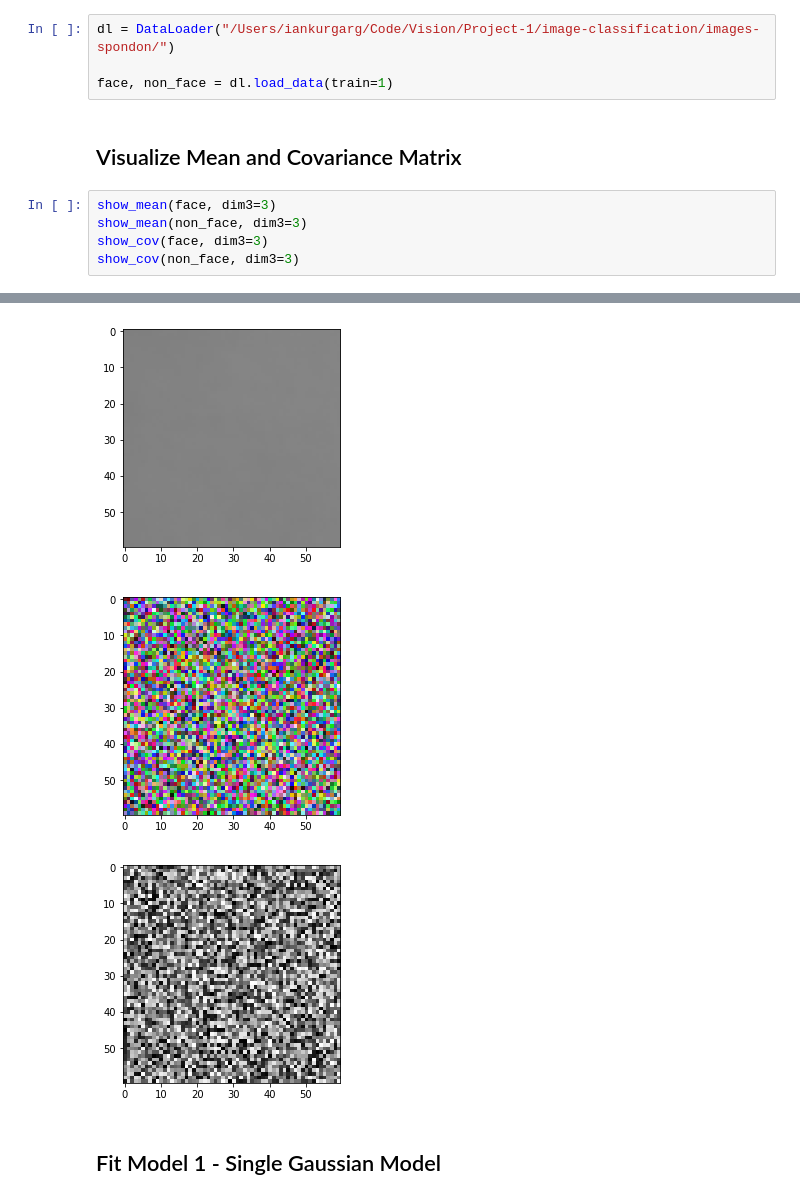
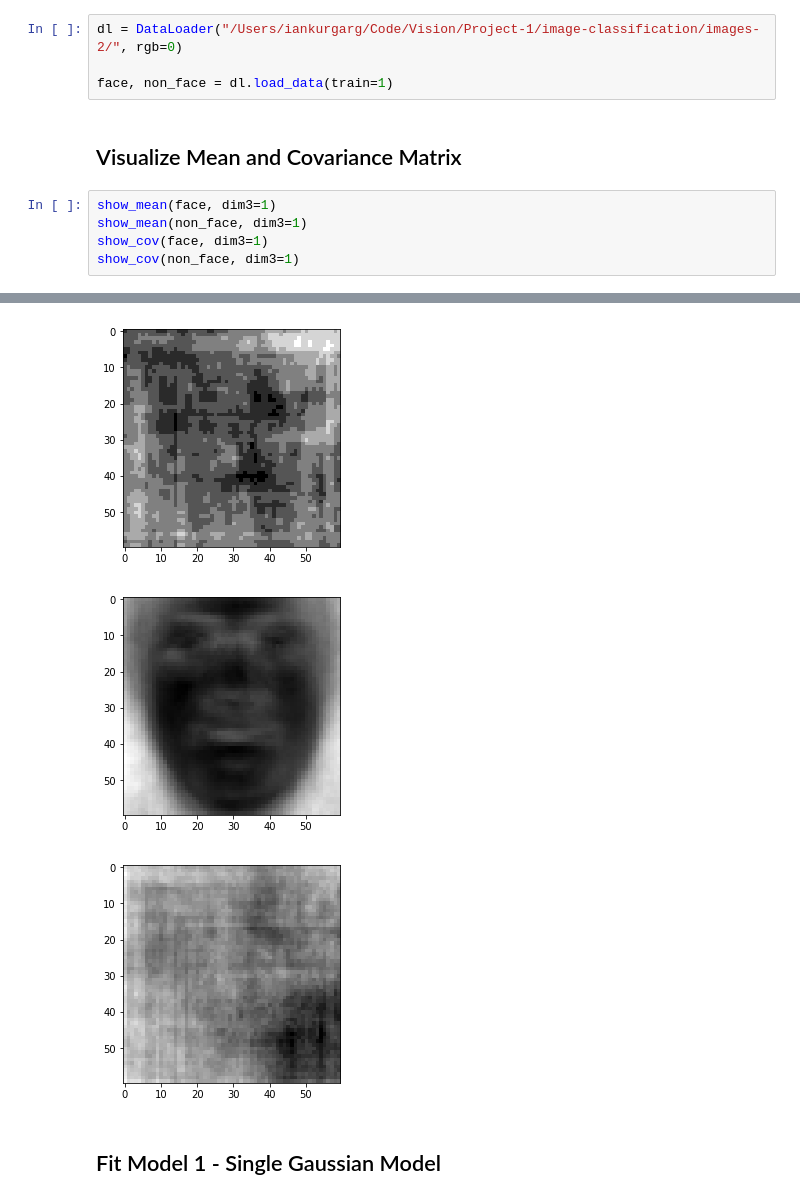
Before and after one commit to iankurgarg/image-classification, a Jupyter notebook: TestingModels.ipynb, the cells around one changed output, grey strips where cells are left out. Saved outputs shown, nothing was run; the diff lists cells and outputs as text.

```diff
--- a/TestingModels.ipynb
+++ b/TestingModels.ipynb
@@ -11,14 +11,14 @@ import cv2
 # %% [markdown]
 ## Load Training Data
 # %%
-dl = DataLoader("/Users/iankurgarg/Code/Vision/Project-1/image-classification/images-spondon/")
+dl = DataLoader("/Users/iankurgarg/Code/Vision/Project-1/image-classification/images-2/", rgb=0)
 
 face, non_face = dl.load_data(train=1)
 # %% [markdown]
 ## Visualize Mean and Covariance Matrix
 # %%
-show_mean(face, dim3=3)
-show_mean(non_face, dim3=3)
-show_cov(face, dim3=3)
-show_cov(non_face, dim3=3)
+show_mean(face, dim3=1)
+show_mean(non_face, dim3=1)
+show_cov(face, dim3=1)
+show_cov(non_face, dim3=1)
 # %% [output]
@@ -26,5 +26,5 @@ show_cov(non_face, dim3=3)
-[figure, old version]
+[figure, new version]
-[figure, old version]
+[figure, new version]
-[figure, old version]
+[figure, new version]
 # %% [markdown]
 ## Fit Model 1 - Single Gaussian Model
```
Also changed, not shown: parts of 10 cells of this notebook, 3 other files.
